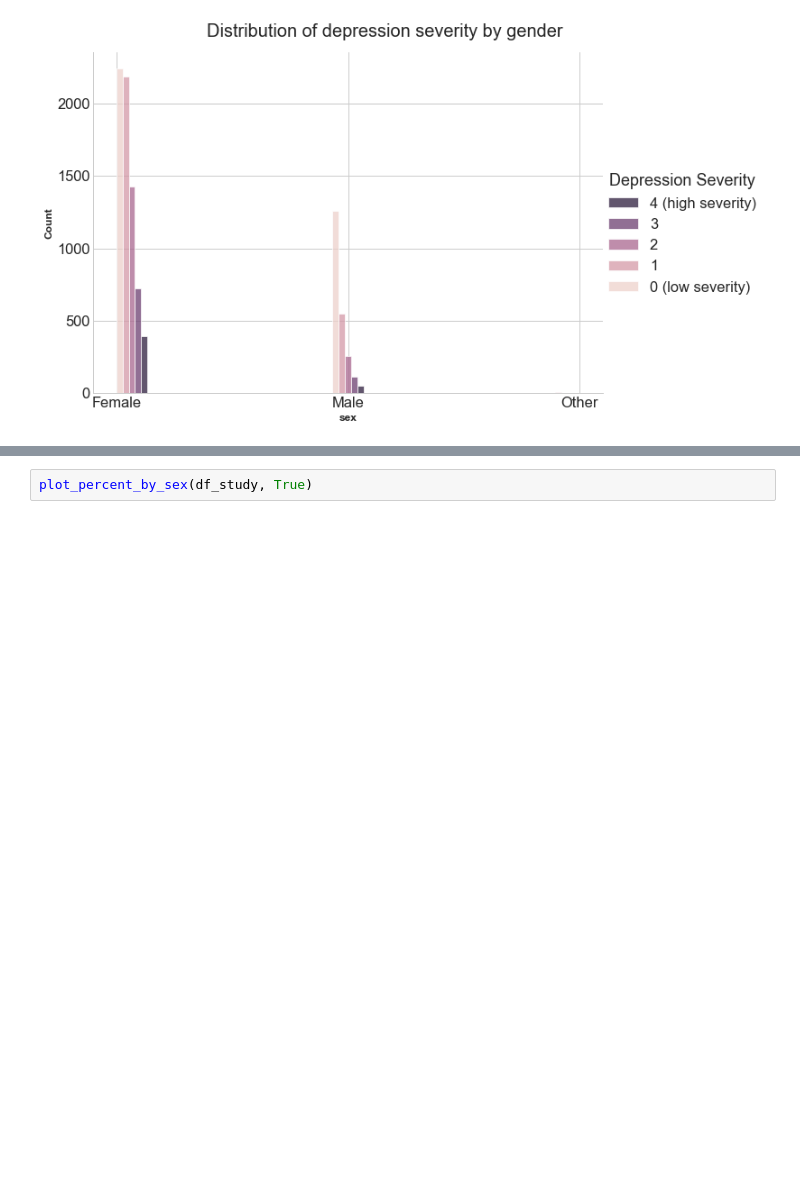
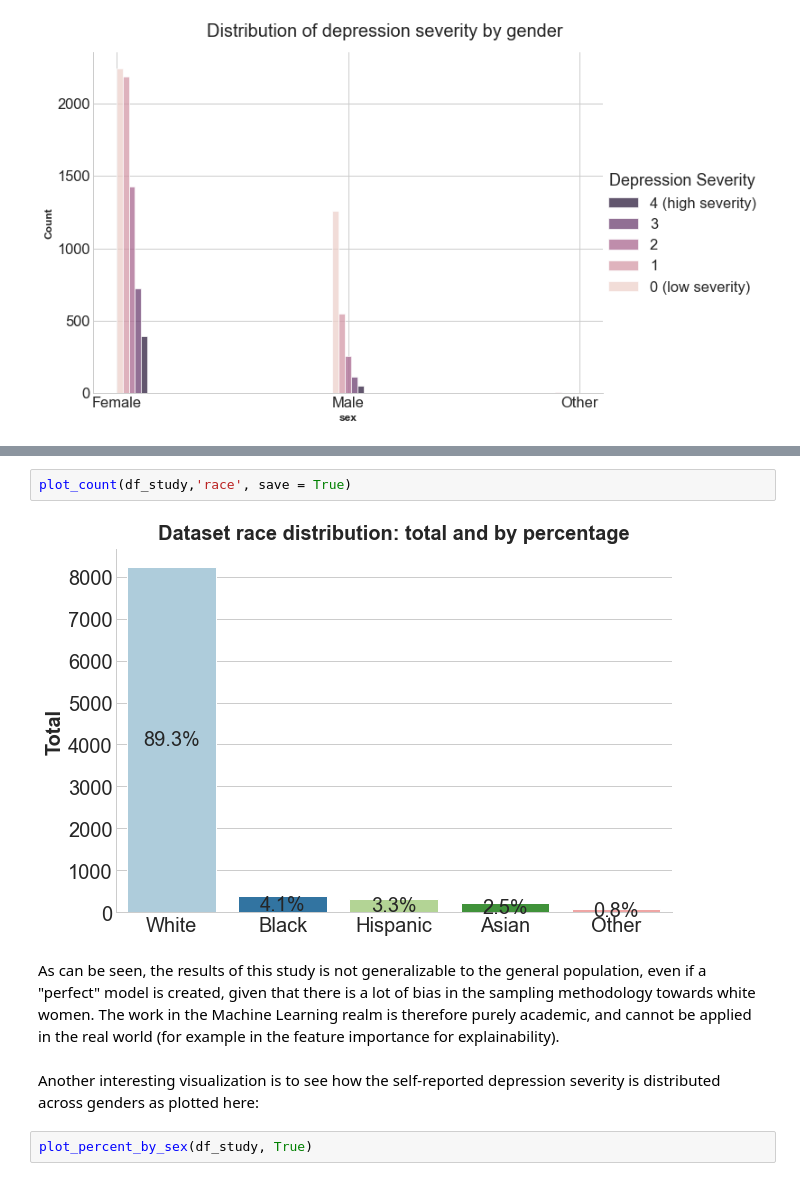
Before and after one commit to jloayza10/depression_prediction_project, a Jupyter notebook: notebooks/1-exploratory_analysis.ipynb, the cells around one changed output, grey strips where cells are left out. Cells and saved outputs as stored; diff of their text form; blank space fills up the shorter version.

```diff
--- a/notebooks/1-exploratory_analysis.ipynb
+++ b/notebooks/1-exploratory_analysis.ipynb
@@ -327,3 +310,11 @@ The chosen dataset on which we will work has the following distribution by gende
+# %%
+plot_count(df_study,'race', save = True)
+# %% [output]
+[figure, added]
+# %% [markdown]
+As can be seen, the results of this study is not generalizable to the general population, even if a "perfect" model is created, given that there is a lot of bias in the sampling methodology towards white women. The work in the Machine Learning realm is therefore purely academic, and cannot be applied in the real world (for example in the feature importance for explainability).
+# %% [markdown]
+Another interesting visualization is to see how the self-reported depression severity is distributed across genders as plotted here:
 # %%
 plot_percent_by_sex(df_study, True)
 # %% [output]
```
Also changed, not shown: parts of 25 cells of this notebook, 3 other files.
